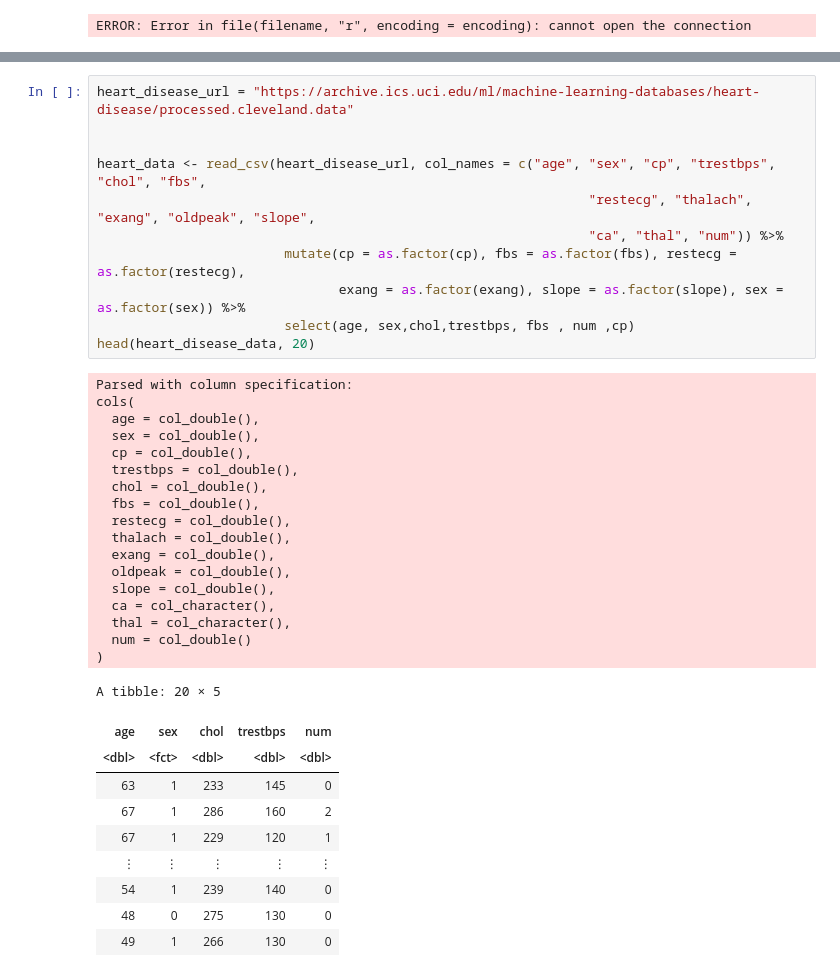
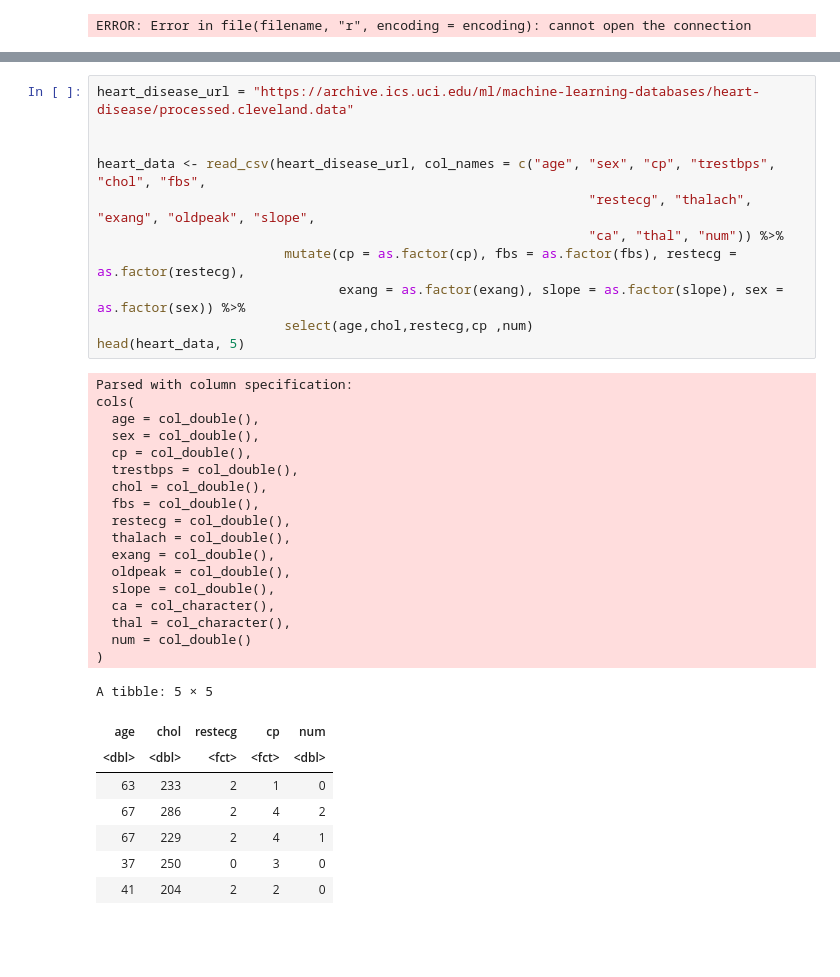
Before and after one commit to abnerbal/Heart_Disease_Predictor, a Jupyter notebook: heart_data.ipynb, the cells around one changed output, grey strips where cells are left out. Drawn from its saved outputs; the diff is of its cells as text; blank space fills up the shorter version.

```diff
--- a/heart_data.ipynb
+++ b/heart_data.ipynb
@@ -30,39 +53,37 @@ ERROR: Error in file(filename, "r", encoding = encoding): cannot open the connec
 # %%
 heart_disease_url = "https://archive.ics.uci.edu/ml/machine-learning-databases/heart-disease/processed.cleveland.data"
 
 
 heart_data <- read_csv(heart_disease_url, col_names = c("age", "sex", "cp", "trestbps", "chol", "fbs",
                                                                "restecg", "thalach", "exang", "oldpeak", "slope",
                                                                "ca", "thal", "num")) %>%
                         mutate(cp = as.factor(cp), fbs = as.factor(fbs), restecg = as.factor(restecg),
                                exang = as.factor(exang), slope = as.factor(slope), sex = as.factor(sex)) %>%
-                        select(age, sex,chol,trestbps, fbs , num ,cp)
-head(heart_disease_data, 20)
+                        select(age,chol,restecg,cp ,num)
+head(heart_data, 5)
 # %% [output]
 Parsed with column specification:
 cols(
   age = col_double(),
   sex = col_double(),
   cp = col_double(),
   trestbps = col_double(),
   chol = col_double(),
   fbs = col_double(),
   restecg = col_double(),
   thalach = col_double(),
   exang = col_double(),
   oldpeak = col_double(),
   slope = col_double(),
   ca = col_character(),
   thal = col_character(),
   num = col_double()
 )
-A tibble: 20 × 5
+A tibble: 5 × 5
-| age | sex | chol | trestbps | num |
-| <dbl> | <fct> | <dbl> | <dbl> | <dbl> |
-| 63 | 1 | 233 | 145 | 0 |
-| 67 | 1 | 286 | 160 | 2 |
-| 67 | 1 | 229 | 120 | 1 |
-| ⋮ | ⋮ | ⋮ | ⋮ | ⋮ |
-| 54 | 1 | 239 | 140 | 0 |
-| 48 | 0 | 275 | 130 | 0 |
-| 49 | 1 | 266 | 130 | 0 |
+| age | chol | restecg | cp | num |
+| <dbl> | <dbl> | <fct> | <fct> | <dbl> |
+| 63 | 233 | 2 | 1 | 0 |
+| 67 | 286 | 2 | 4 | 2 |
+| 67 | 229 | 2 | 4 | 1 |
+| 37 | 250 | 0 | 3 | 0 |
+| 41 | 204 | 2 | 2 | 0 |
```
Also changed, not shown: parts of 10 cells of this notebook.
